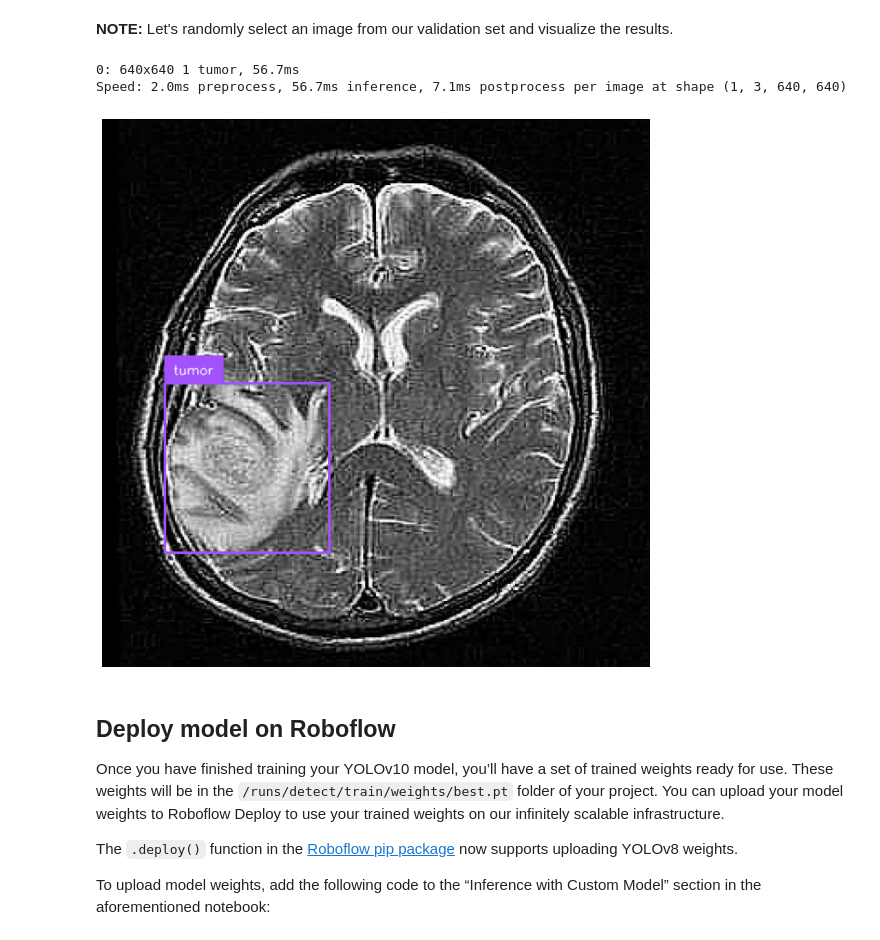
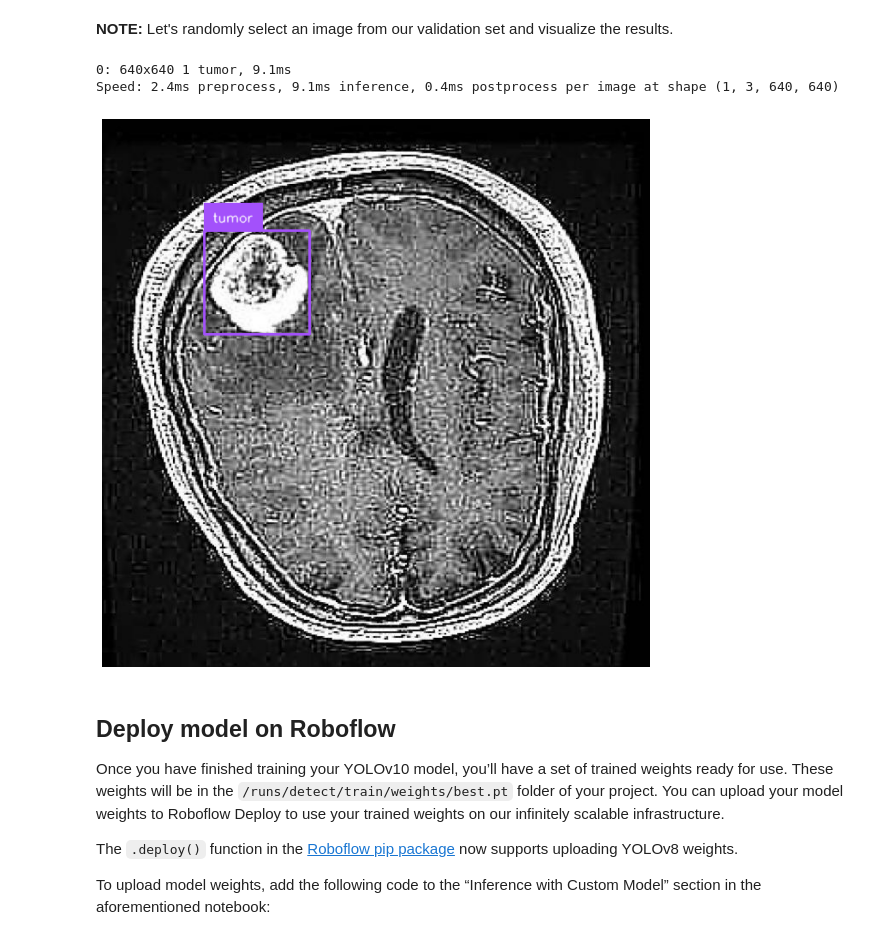
Before and after one commit to thorntonmatt/projects, a Jupyter notebook: notebooks/comp-vision/train-yolov10-object-detection-on-custom-dataset.ipynb, the cells around one changed output. Saved outputs shown, nothing was run; the diff lists cells and outputs as text; code cells hidden in the pictures.

```diff
--- a/notebooks/comp-vision/train-yolov10-object-detection-on-custom-dataset.ipynb
+++ b/notebooks/comp-vision/train-yolov10-object-detection-on-custom-dataset.ipynb
@@ -301,39 +298,49 @@ Image(filename=f'{HOME}/runs/detect/train/results.png', width=600)
 # %% [markdown]
 **NOTE:** Let's start by loading our newly trained model.
 # %%
-from ultralytics import YOLOv10
+from ultralytics import YOLO
+import supervision as sv
 
-model = YOLOv10(f'{HOME}/runs/detect/train/weights/best.pt')
+model = YOLO(f'{HOME}/runs/detect/train/weights/best.pt')
 
-dataset = sv.DetectionDataset.from_yolo(
+# Use the location from the Roboflow dataset object
+# and assign the new sv.DetectionDataset to a new variable name to avoid overwriting the original Roboflow dataset object.
+sv_dataset = sv.DetectionDataset.from_yolo(
     images_directory_path=f"{dataset.location}/valid/images",
     annotations_directory_path=f"{dataset.location}/valid/labels",
     data_yaml_path=f"{dataset.location}/data.yaml"
 )
 
-bounding_box_annotator = sv.BoundingBoxAnnotator()
+bounding_box_annotator = sv.BoxAnnotator()
 label_annotator = sv.LabelAnnotator()
 # %% [markdown]
 **NOTE:** Let's randomly select an image from our validation set and visualize the results.
 # %%
 import random
 
-random_image = random.choice(list(dataset.images.keys()))
-random_image = dataset.images[random_image]
+
+entries = [(path, image, annotation) for path, image, annotation in sv_dataset]
+path, random_image, annotation = random.choice(entries)
+
+#random_image = random.choice(list(sv_dataset.images.keys()))
+#random_image = sv_dataset.images[random_image]
 
 results = model(source=random_image, conf=0.25)[0]
 detections = sv.Detections.from_ultralytics(results)
+
+bounding_box_annotator = sv.BoxAnnotator()
+label_annotator = sv.LabelAnnotator()
 
 annotated_image = bounding_box_annotator.annotate(
     scene=random_image, detections=detections)
 annotated_image = label_annotator.annotate(
     scene=annotated_image, detections=detections)
 
 sv.plot_image(annotated_image)
 # %% [output]
-0: 640x640 1 tumor, 56.7ms
-Speed: 2.0ms preprocess, 56.7ms inference, 7.1ms postprocess per image at shape (1, 3, 640, 640)
+0: 640x640 1 tumor, 9.1ms
+Speed: 2.4ms preprocess, 9.1ms inference, 0.4ms postprocess per image at shape (1, 3, 640, 640)
-[figure, old version]
+[figure, new version]
 # %% [markdown]
 ## Deploy model on Roboflow
 
```
Also changed, not shown: parts of 8 cells of this notebook.
